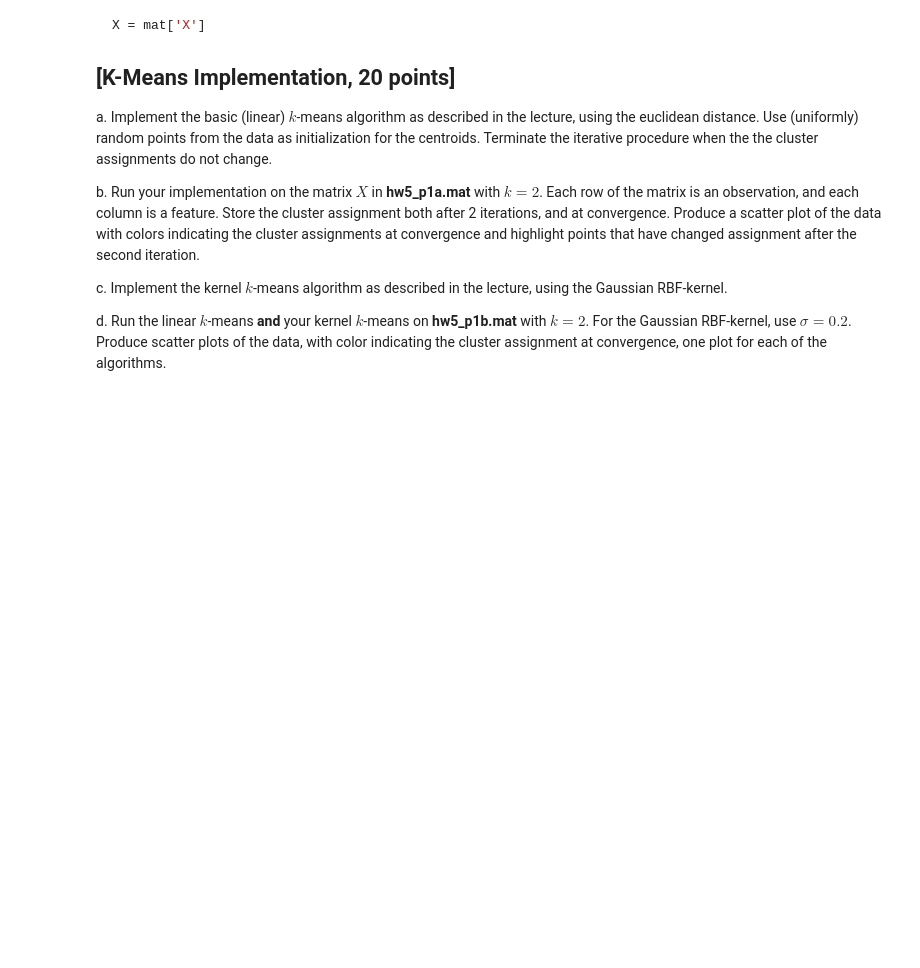
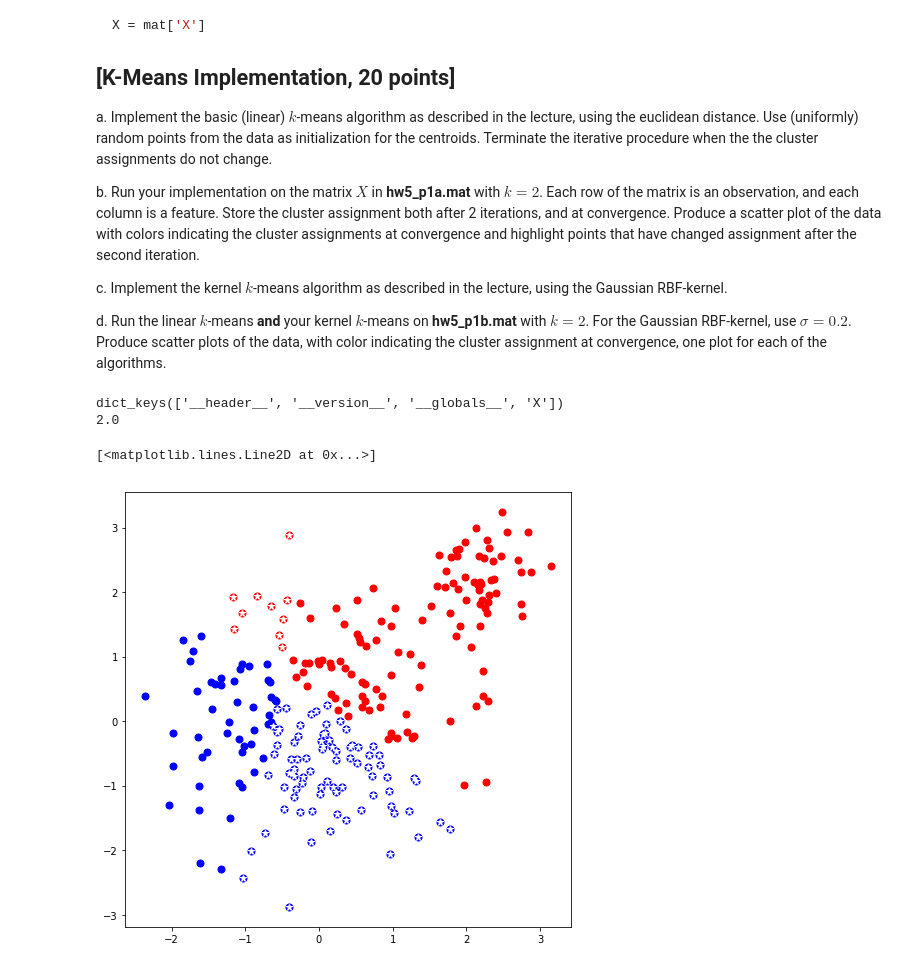
Before and after one commit to atonderski/tda231-ml-course, a Jupyter notebook: hw5.ipynb, the cells around one changed output. Cells and saved outputs as stored; diff of their text form; code cells hidden in the pictures; blank space fills up the shorter version.

```diff
--- a/hw5.ipynb
+++ b/hw5.ipynb
@@ -32,6 +32,75 @@ b. Run your implementation on the matrix $X$ in **hw5_p1a.mat** with $k=2$. Each
 c. Implement the kernel $k$-means algorithm as described in the lecture, using the Gaussian RBF-kernel.
 
 d. Run the linear $k$-means **and** your kernel $k$-means on **hw5_p1b.mat** with $k=2$. For the Gaussian RBF-kernel, use $\sigma=0.2$. Produce scatter plots of the data, with color indicating the cluster assignment at convergence, one plot for each of the algorithms.
+# %%
+import numpy as np
+import scipy.io
+import matplotlib.pyplot as plt
+mat = scipy.io.loadmat('hw5_p1a.mat')
+print (mat.keys())
+X = mat['X']
+k = 2
+num_points = int(X.size/2)
+cluster_assignment = np.zeros(num_points, np.int8)
+# Guess the mus
+changed_points = 1
+num_dims = 2
+
+mus_choice = np.random.choice(num_points, k)
+
+mus = []
+for i in range(k):
+    this_mu = X[mus_choice[i]]
+    x_val = this_mu[0]
+    y_val = this_mu[1]
+    mus.append(this_mu)
+
+def get_distance(point, mu):
+    # In the lecture they don't have the sqrt?
+    return np.sqrt(np.dot(point-mu, point-mu))
+
+
+print(get_distance(np.asarray([0, 1]), np.asarray([0,3])))
+
+steps = 1
+while(changed_points != 0):
+    changed_points = 0
+
+    # ASSIGN POINTS TO CLUSTERS
+    for point_counter, point in enumerate(X):
+        distance_vector = np.zeros(k)
+        for counter, mu in enumerate(mus):
+            distance_vector[counter] = get_distance(point, mu)
+        new_assignment = np.argmin(distance_vector)
+        old_assignment = cluster_assignment[point_counter]
+        if new_assignment != old_assignment:
+            changed_points = changed_points + 1
+            cluster_assignment[point_counter] = new_assignment
+
+    # UPDATE MUS
+    for counter, mu in enumerate(mus):
+        my_points = X[cluster_assignment==counter]
+        mus[counter] = np.sum(my_points, axis=0)/num_points
+    if steps == 1:
+        cluster_assignment_legacy = np.copy(cluster_assignment)
+    steps = steps + 1
+
+red_X = X[cluster_assignment==0]
+blue_X = X[cluster_assignment==1]
+
+plt.figure(figsize = (8, 8))
+plt.plot(red_X[:,0], red_X[:,1], 'ro', ms = 7)
+plt.plot(blue_X[:,0], blue_X[:,1], 'bo', ms = 7)
+
+not_changed = (cluster_assignment == cluster_assignment_legacy)
+star_X = X[not_changed==0]
+
+plt.plot(star_X[:,0], star_X[:,1], 'w*', ms = 7)
+# %% [output]
+dict_keys(['__header__', '__version__', '__globals__', 'X'])
+2.0
+[<matplotlib.lines.Line2D at 0x...>]
+[figure, added]
 # %%
 import numpy as np
 import scipy.io
```
Also changed, not shown: parts of 2 cells of this notebook.
